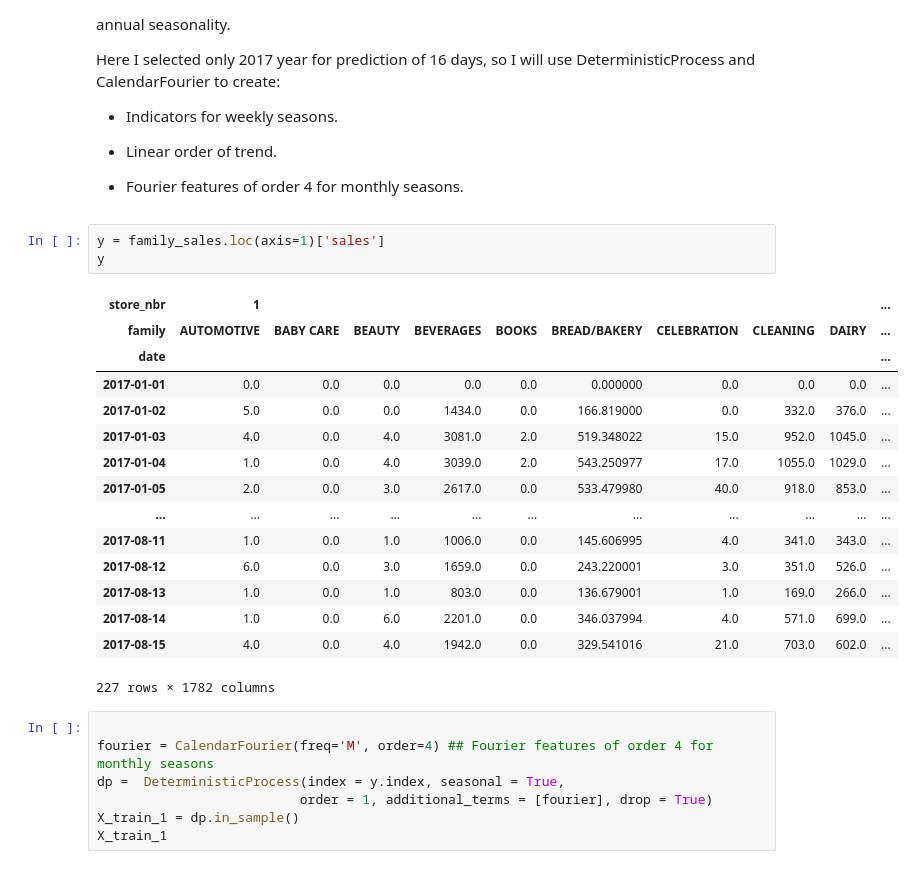
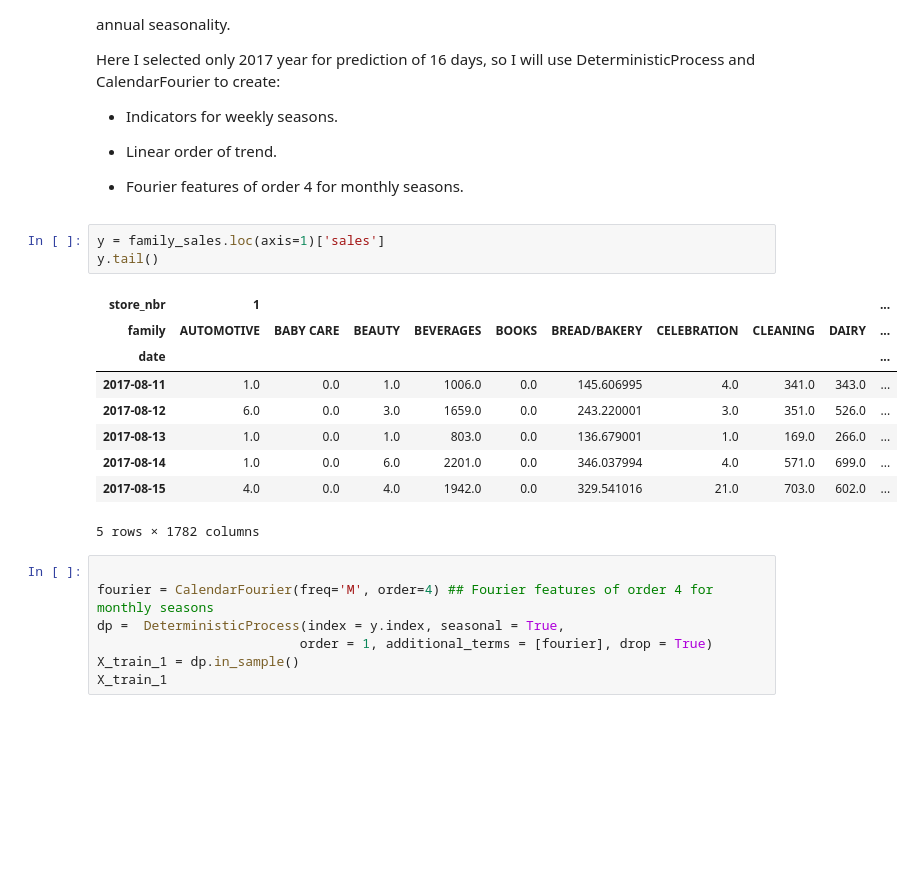
Before and after one commit to Nibroc00/Store-Sales-Machine-Learning, a Jupyter notebook: sales-prediction-using-linearregression-catboost.ipynb, the cells around one changed output. Cells and saved outputs as stored; diff of their text form; blank space fills up the shorter version.

```diff
--- a/sales-prediction-using-linearregression-catboost.ipynb
+++ b/sales-prediction-using-linearregression-catboost.ipynb
@@ -73,23 +73,17 @@ Here I selected only 2017 year for prediction of 16 days, so I will use Determin
 - Fourier features of order 4 for monthly seasons.
 # %%
 y = family_sales.loc(axis=1)['sales']
-y
+y.tail()
 # %% [output]
 | store_nbr | 1 |  |  |  |  |  |  |  |  | ... |
 | family | AUTOMOTIVE | BABY CARE | BEAUTY | BEVERAGES | BOOKS | BREAD/BAKERY | CELEBRATION | CLEANING | DAIRY | ... |
 | date |  |  |  |  |  |  |  |  |  | ... |
-| 2017-01-01 | 0.0 | 0.0 | 0.0 | 0.0 | 0.0 | 0.000000 | 0.0 | 0.0 | 0.0 | ... |
-| 2017-01-02 | 5.0 | 0.0 | 0.0 | 1434.0 | 0.0 | 166.819000 | 0.0 | 332.0 | 376.0 | ... |
-| 2017-01-03 | 4.0 | 0.0 | 4.0 | 3081.0 | 2.0 | 519.348022 | 15.0 | 952.0 | 1045.0 | ... |
-| 2017-01-04 | 1.0 | 0.0 | 4.0 | 3039.0 | 2.0 | 543.250977 | 17.0 | 1055.0 | 1029.0 | ... |
-| 2017-01-05 | 2.0 | 0.0 | 3.0 | 2617.0 | 0.0 | 533.479980 | 40.0 | 918.0 | 853.0 | ... |
-| ... | ... | ... | ... | ... | ... | ... | ... | ... | ... | ... |
 | 2017-08-11 | 1.0 | 0.0 | 1.0 | 1006.0 | 0.0 | 145.606995 | 4.0 | 341.0 | 343.0 | ... |
 | 2017-08-12 | 6.0 | 0.0 | 3.0 | 1659.0 | 0.0 | 243.220001 | 3.0 | 351.0 | 526.0 | ... |
 | 2017-08-13 | 1.0 | 0.0 | 1.0 | 803.0 | 0.0 | 136.679001 | 1.0 | 169.0 | 266.0 | ... |
 | 2017-08-14 | 1.0 | 0.0 | 6.0 | 2201.0 | 0.0 | 346.037994 | 4.0 | 571.0 | 699.0 | ... |
 | 2017-08-15 | 4.0 | 0.0 | 4.0 | 1942.0 | 0.0 | 329.541016 | 21.0 | 703.0 | 602.0 | ... |
-227 rows × 1782 columns
+5 rows × 1782 columns
 # %%
 
 fourier = CalendarFourier(freq='M', order=4) ## Fourier features of order 4 for monthly seasons
```
Also changed, not shown: parts of 5 cells of this notebook, 5 other files.
